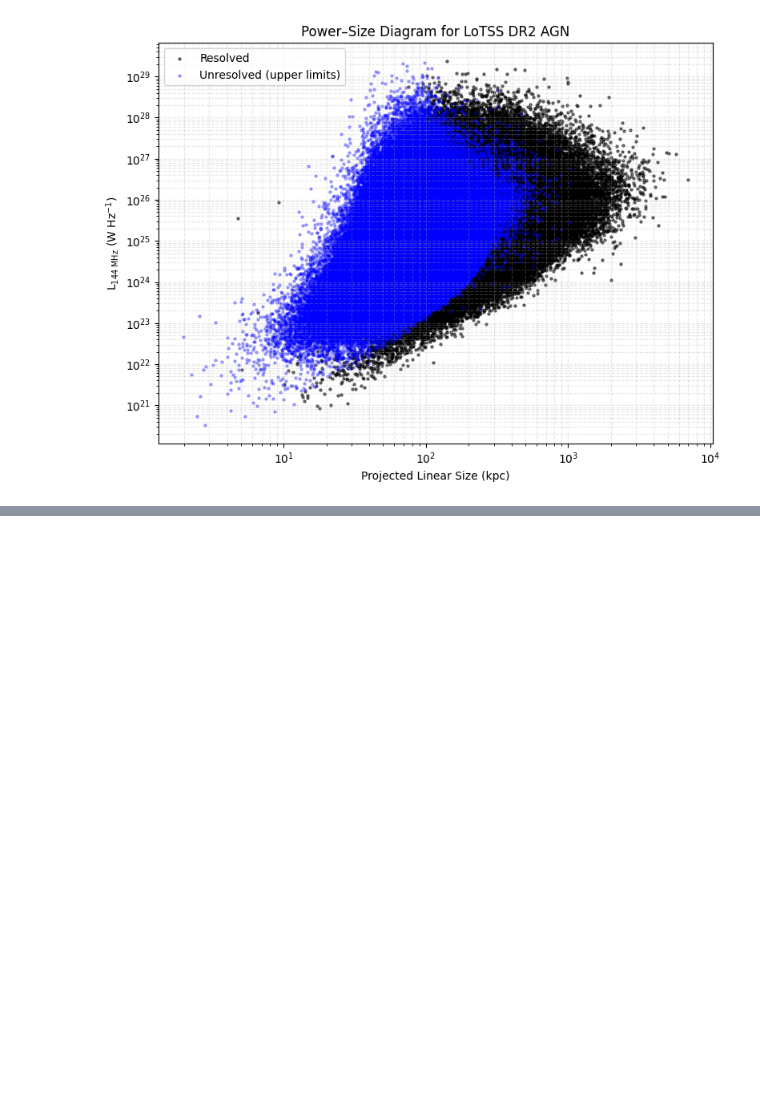
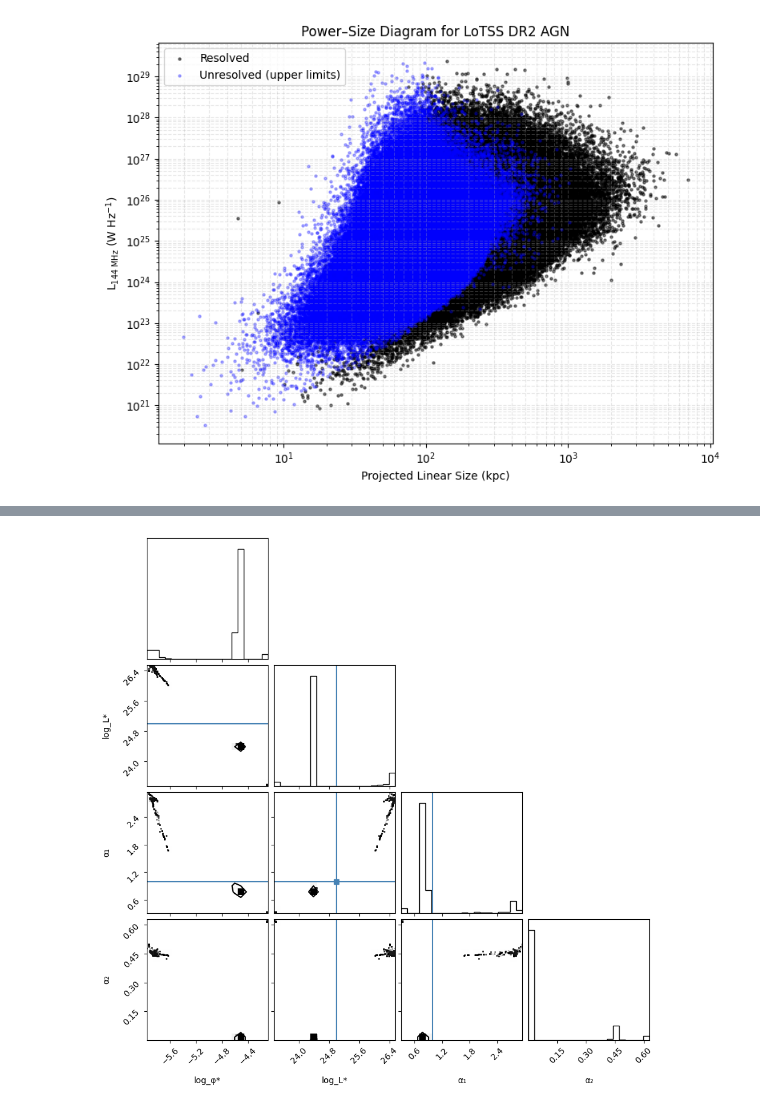
Before and after one commit to Aswin-Neel/lotss-dr2-agn-analysis, a Jupyter notebook: notebooks/01-explore-catalog.ipynb, the cells around one changed output, grey strips where cells are left out. Saved outputs shown, nothing was run; the diff lists cells and outputs as text; code cells hidden in the pictures; blank space fills up the shorter version.

```diff
--- a/notebooks/01-explore-catalog.ipynb
+++ b/notebooks/01-explore-catalog.ipynb
@@ -102,0 +329,82 @@ WARNING: UnitsWarning: 'dex(solMass)' did not parse as fits unit: Unit 'dex' not
+# %%
+# Fitting the Dual Power Law Model to the Luminosity Function
+# This code uses MCMC to fit the dual power law model to the luminosity function data
+# Test for one redshift bin
+import numpy as np
+import emcee
+import corner
+import matplotlib.pyplot as plt
+
+# Use one redshift bin's data
+i = 3  # for example, bin 0.3 < z < 0.4
+logL = logL_centers
+logphi = np.log10(all_phi[i])
+logerr = all_err[i] / (all_phi[i] * np.log(10))  # convert dphi to dlog10phi
+
+# Mask NaNs and infs
+mask = np.isfinite(logphi) & np.isfinite(logerr)
+logL = logL[mask]
+logphi = logphi[mask]
+logerr = logerr[mask]
+
+# --- MODEL ---
+def model(logL, log_phi_star, log_L_star, alpha1, alpha2):
+    L = 10**logL
+    L_star = 10**log_L_star
+    phi_star = 10**log_phi_star
+    return np.log10(phi_star / ((L / L_star)**alpha1 + (L / L_star)**alpha2))
+
+# --- PRIORS ---
+def log_prior(theta):
+    log_phi_star, log_L_star, alpha1, alpha2 = theta
+    if -10 < log_phi_star < 0 and 22 < log_L_star < 28 and 0 < alpha1 < 3 and 0 < alpha2 < 6:
+        return 0.0
+    return -np.inf
+
+# --- LIKELIHOOD ---
+def log_likelihood(theta, x, y, yerr):
+    return -0.5 * np.sum(((y - model(x, *theta)) / yerr)**2)
+
+def log_posterior(theta, x, y, yerr):
+    lp = log_prior(theta)
+    if not np.isfinite(lp):
+        return -np.inf
+    return lp + log_likelihood(theta, x, y, yerr)
+
+# --- INITIALIZE ---
+ndim = 4
+nwalkers = 32
+p0 = np.array([ -4, 25, 1.0, 2.0 ])  # initial guess
+pos = p0 + 1e-4 * np.random.randn(nwalkers, ndim)
+
+# --- RUN MCMC ---
+sampler = emcee.EnsembleSampler(nwalkers, ndim, log_posterior, args=(logL, logphi, logerr))
+print("Running burn-in...")
+sampler.run_mcmc(pos, 500, progress=True)
+sampler.reset()
+
+print("Running production...")
+sampler.run_mcmc(None, 1000, progress=True)
+samples = sampler.get_chain(flat=True)
+
+# --- CORNER PLOT ---
+fig = corner.corner(samples, labels=["log_φ*", "log_L*", "α₁", "α₂"], truths=p0)
+plt.show()
+
+# --- BEST FIT CURVE ---
+theta_best = np.median(samples, axis=0)
+logL_fit = np.linspace(min(logL), max(logL), 200)
+logphi_fit = model(logL_fit, *theta_best)
+
+plt.errorbar(10**logL, 10**logphi, yerr=10**logerr, fmt='o', label="data", capsize=2)
+plt.plot(10**logL_fit, 10**logphi_fit, 'r-', label="Best-fit model")
+plt.xscale('log')
+plt.yscale('log')
+plt.xlabel(r'$L_{144}$ (W/Hz)')
+plt.ylabel(r'$\phi$ (Mpc$^{-3}$ dex$^{-1}$)')
+plt.legend()
+plt.grid(True, which='both', ls='--', alpha=0.3)
+plt.title("Dual Power Law Fit (Redshift bin {:.2f}–{:.2f})".format(*z_bins[i]))
+plt.tight_layout()
+plt.show()
+# %% [output]
@@ -102,0 +419 @@ WARNING: UnitsWarning: 'dex(solMass)' did not parse as fits unit: Unit 'dex' not
+[figure, added]
```
Also changed, not shown: parts of 5 cells of this notebook.
